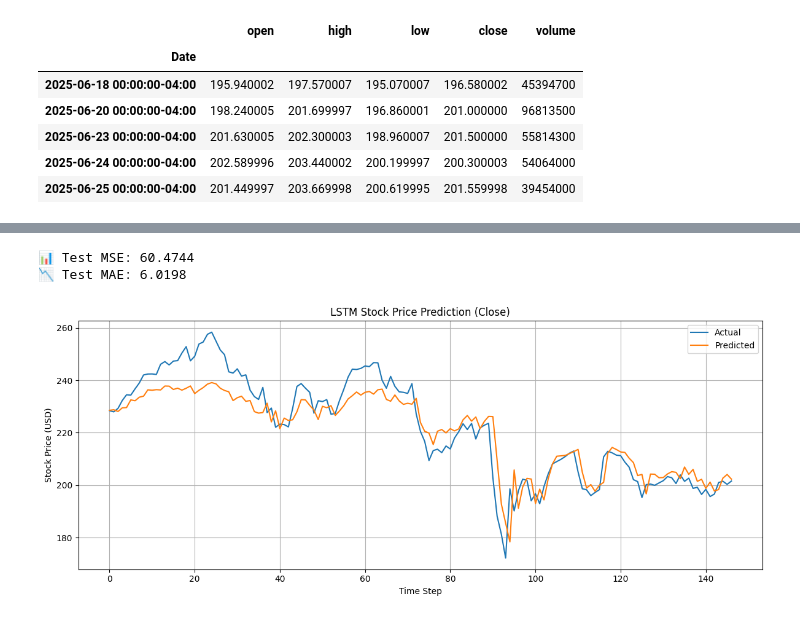
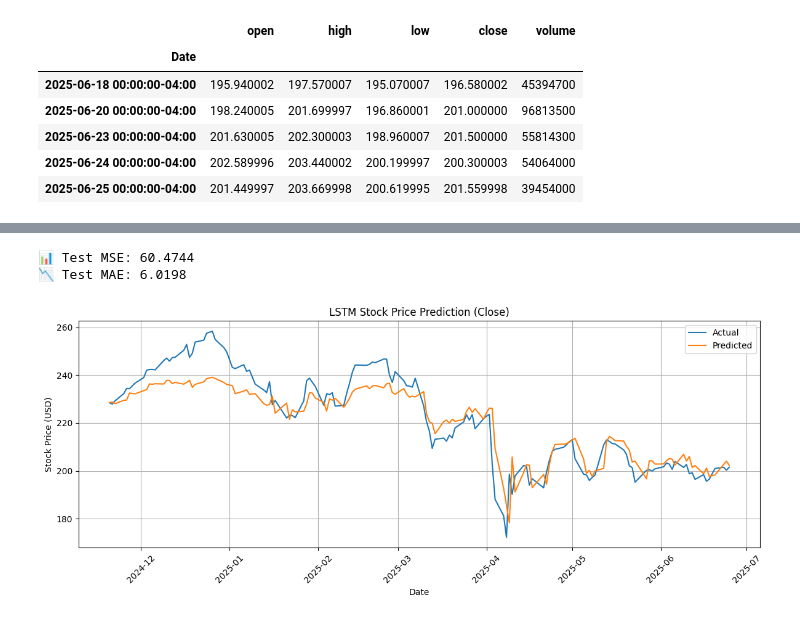
Before and after one commit to xCamelot2001/AI-Stock-Predictor, a Jupyter notebook: notebooks/01_train_lstm_from_prices.ipynb, the cells around one changed output, grey strips where cells are left out. Saved outputs shown, nothing was run; the diff lists cells and outputs as text; code cells hidden in the pictures.

```diff
--- a/notebooks/01_train_lstm_from_prices.ipynb
+++ b/notebooks/01_train_lstm_from_prices.ipynb
@@ -135,35 +135,39 @@ Epoch 50 | Loss: 0.0076
 # %%
 model.eval()
 preds, actuals = [], []
 with torch.no_grad():
     for x_batch, y_batch in test_loader:
         output = model(x_batch).squeeze()
         preds.extend(output.numpy())
         actuals.extend(y_batch.numpy())
 
 # Inverse transform to convert predictions back to actual price scale
 preds = target_scaler.inverse_transform(np.array(preds).reshape(-1, 1)).flatten()
 actuals = target_scaler.inverse_transform(np.array(actuals).reshape(-1, 1)).flatten()
 
 from sklearn.metrics import mean_squared_error, mean_absolute_error
 
 mse = mean_squared_error(actuals, preds)
 mae = mean_absolute_error(actuals, preds)
 
 print(f"📊 Test MSE: {mse:.4f}")
 print(f"📉 Test MAE: {mae:.4f}")
 
+# Get the test dates
+test_dates = df.index[-len(actuals):]  # or match based on test_df
+
 plt.figure(figsize=(12, 5))
-plt.plot(actuals, label='Actual')
-plt.plot(preds, label='Predicted')
+plt.plot(test_dates, actuals, label='Actual')
+plt.plot(test_dates, preds, label='Predicted')
 plt.title("LSTM Stock Price Prediction (Close)")
-plt.xlabel("Time Step")  # X-axis: index of test data
-plt.ylabel("Stock Price (USD)")  # Y-axis: price
+plt.xlabel("Date")
+plt.ylabel("Stock Price (USD)")
+plt.xticks(rotation=45)
 plt.legend()
 plt.grid(True)
 plt.tight_layout()
 plt.show()
 # %% [output]
 📊 Test MSE: 60.4744
 📉 Test MAE: 6.0198
-[figure, old version]
+[figure, new version]
```
Also changed, not shown: 22 other files.
